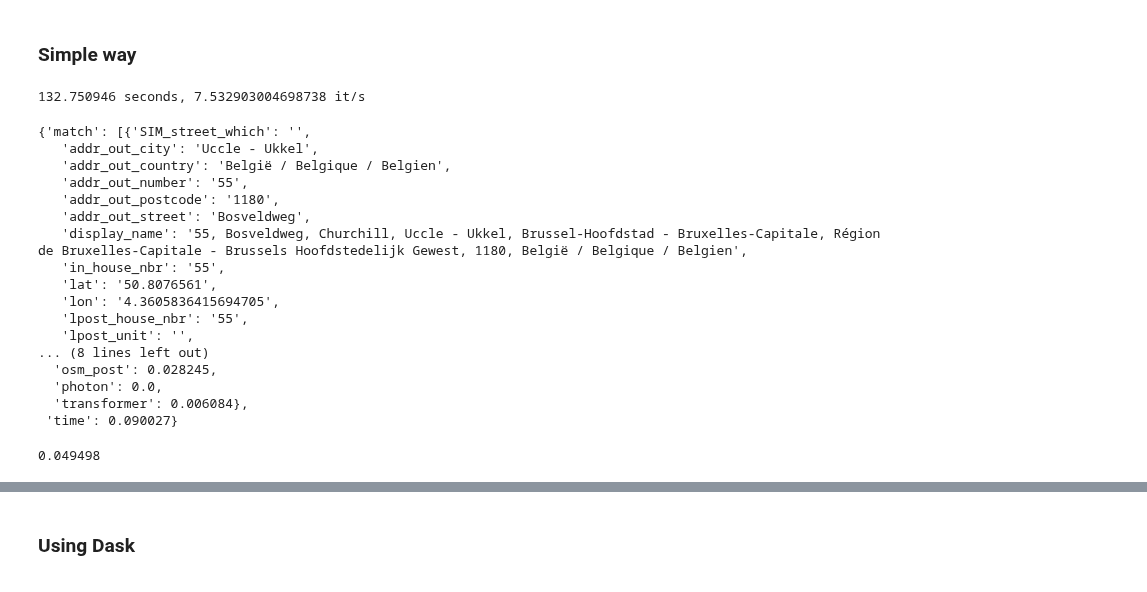
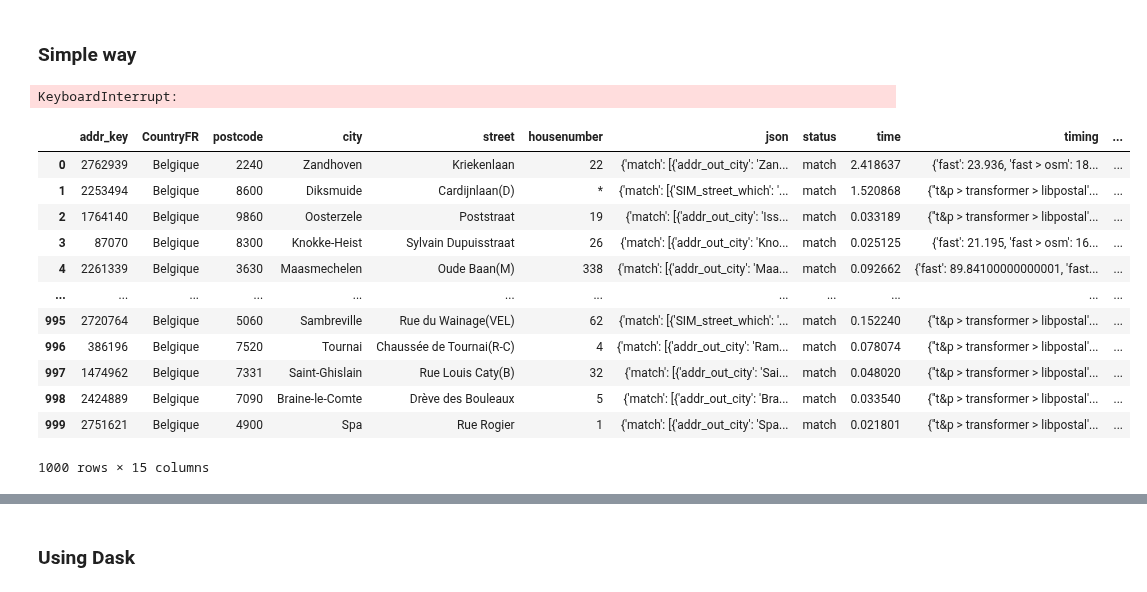
Before and after one commit to SmalsResearch/NominatimWrapper, a Jupyter notebook: AddressCleanserREST_test.ipynb, the cells around one changed output, grey strips where cells are left out. Drawn from its saved outputs; the diff is of its cells as text; code cells hidden in the pictures.

```diff
--- a/AddressCleanserREST_test.ipynb
+++ b/AddressCleanserREST_test.ipynb
@@ -127,7 +103,7 @@ def expand_json(addresses):
     addresses["method"]= addresses.json.apply(lambda d: d["match"][0]["method"] if len(d)>0 and "match" in d else "none")
 
     for field in ["street", "number", "postcode", "city"]:
-        addresses[field]= addresses.json.apply(lambda d: d["match"][0]["addr_out_"+field] if len(d)>0 and "match" in d else "")
+        addresses["addr_out_"+field]= addresses.json.apply(lambda d: d["match"][0]["addr_out_"+field] if len(d)>0 and "match" in d else "")
     return
 # %% [markdown]
 # Calls
@@ -183,36 +188,40 @@ addresses
 # %% [markdown]
 
 ### Simple way
-# %%
-t = datetime.now()
-addresses["json"] = addresses.progress_apply(call_ws, check_result=False, structured_osm=False, axis=1)
-tot_time = (datetime.now() - t).total_seconds()
-print(f"{tot_time} seconds, {addresses.shape[0]/tot_time} it/s")
-# 5.14, 4.83 it/s
-# 2.08 8.92
-# %% [output]
-132.750946 seconds, 7.532903004698738 it/s
-# %%
-addresses.iloc[5].json
-# %% [output]
-{'match': [{'SIM_street_which': '',
-   'addr_out_city': 'Uccle - Ukkel',
-   'addr_out_country': 'België / Belgique / Belgien',
-   'addr_out_number': '55',
-   'addr_out_postcode': '1180',
-   'addr_out_street': 'Bosveldweg',
-   'display_name': '55, Bosveldweg, Churchill, Uccle - Ukkel, Brussel-Hoofdstad - Bruxelles-Capitale, Région de Bruxelles-Capitale - Brussels Hoofdstedelijk Gewest, 1180, België / Belgique / Belgien',
-   'in_house_nbr': '55',
-   'lat': '50.8076561',
-   'lon': '4.3605836415694705',
-   'lpost_house_nbr': '55',
-   'lpost_unit': '',
-... (8 lines left out)
-  'osm_post': 0.028245,
-  'photon': 0.0,
-  'transformer': 0.006084},
- 'time': 0.090027}
-# %%
-sum(addresses.iloc[5].json["timing"].values())
-# %% [output]
-0.049498
+# %%
+addresses_seq = addresses.copy()
+
+t = datetime.now()
+addresses_seq["json"] = addresses_seq.fillna("").progress_apply(call_ws, check_result=False, structured_osm=False, axis=1)
+tot_time = (datetime.now() - t).total_seconds()
+print(f"{tot_time:.2f} seconds, {addresses_seq.shape[0]/tot_time:.2f} it/s")
+# KBO dataset:
+# Normal mode: 128.78 seconds, 7.77 it/s
+# Fastmode:     68.80 seconds, 14.54 it/s
+
+#Resto dataset:
+# Normal mode: 145.73 seconds, 6.86 it/s
+# Fast mode:    82.99 seconds, 12.05 it/s
+
+# Best dataset:
+# Normal mode: 108.53 seconds, 9.21 it/s
+# Fast mode: 37.44 seconds, 26.71 it/s
+# %% [output]
+KeyboardInterrupt:
+# %%
+expand_json(addresses_seq)
+addresses_seq
+# %% [output]
+|  | addr_key | CountryFR | postcode | city | street | housenumber | json | status | time | timing | ... |
+| 0 | 2762939 | Belgique | 2240 | Zandhoven | Kriekenlaan | 22 | {'match': [{'addr_out_city': 'Zan... | match | 2.418637 | {'fast': 23.936, 'fast > osm': 18... | ... |
+| 1 | 2253494 | Belgique | 8600 | Diksmuide | Cardijnlaan(D) | * | {'match': [{'SIM_street_which': '... | match | 1.520868 | {''t&p > transformer > libpostal'... | ... |
+| 2 | 1764140 | Belgique | 9860 | Oosterzele | Poststraat | 19 | {'match': [{'addr_out_city': 'Iss... | match | 0.033189 | {''t&p > transformer > libpostal'... | ... |
+| 3 | 87070 | Belgique | 8300 | Knokke-Heist | Sylvain Dupuisstraat | 26 | {'match': [{'addr_out_city': 'Kno... | match | 0.025125 | {'fast': 21.195, 'fast > osm': 16... | ... |
+| 4 | 2261339 | Belgique | 3630 | Maasmechelen | Oude Baan(M) | 338 | {'match': [{'addr_out_city': 'Maa... | match | 0.092662 | {'fast': 89.84100000000001, 'fast... | ... |
+| ... | ... | ... | ... | ... | ... | ... | ... | ... | ... | ... | ... |
+| 995 | 2720764 | Belgique | 5060 | Sambreville | Rue du Wainage(VEL) | 62 | {'match': [{'SIM_street_which': '... | match | 0.152240 | {''t&p > transformer > libpostal'... | ... |
+| 996 | 386196 | Belgique | 7520 | Tournai | Chaussée de Tournai(R-C) | 4 | {'match': [{'addr_out_city': 'Ram... | match | 0.078074 | {''t&p > transformer > libpostal'... | ... |
+| 997 | 1474962 | Belgique | 7331 | Saint-Ghislain | Rue Louis Caty(B) | 32 | {'match': [{'addr_out_city': 'Sai... | match | 0.048020 | {''t&p > transformer > libpostal'... | ... |
+| 998 | 2424889 | Belgique | 7090 | Braine-le-Comte | Drève des Bouleaux | 5 | {'match': [{'addr_out_city': 'Bra... | match | 0.033540 | {''t&p > transformer > libpostal'... | ... |
+| 999 | 2751621 | Belgique | 4900 | Spa | Rue Rogier | 1 | {'match': [{'addr_out_city': 'Spa... | match | 0.021801 | {''t&p > transformer > libpostal'... | ... |
+1000 rows × 15 columns
```
Also changed, not shown: parts of 50 cells of this notebook, 9 other files.
